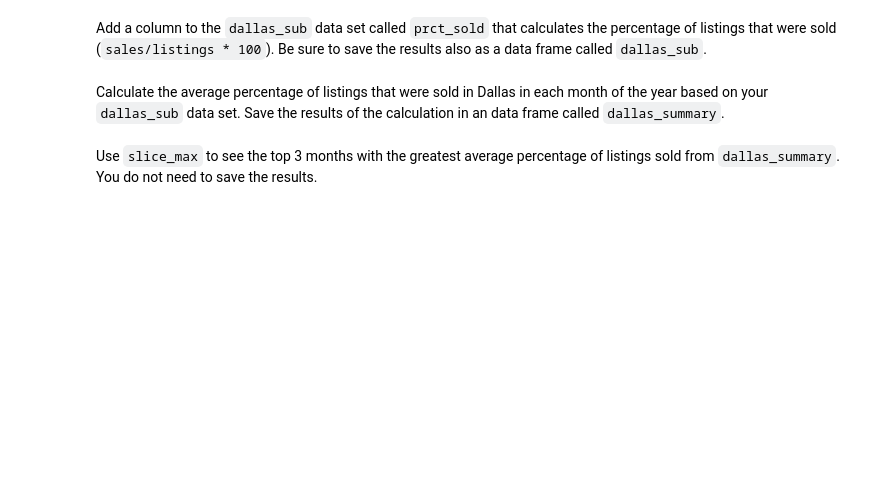
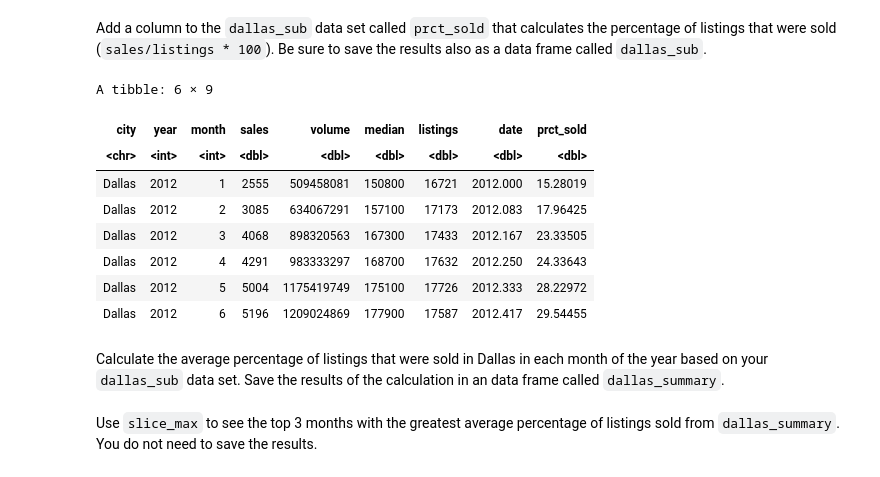
Before and after one commit to UNC-DATA-730/unit-2-assignment-zmoran73, a Jupyter notebook: assignment2.ipynb, the cells around one changed output. Cells and saved outputs as stored; diff of their text form; code cells hidden in the pictures; blank space fills up the shorter version.

```diff
--- a/assignment2.ipynb
+++ b/assignment2.ipynb
@@ -50,2 +124,5 @@ First we are going to bring in a data set to practice with called `txhousing`. Y
 # %% [markdown]
 Write a code chunk to remove the inventory variable. Save the results in a data frame called `txhousing`. Use `glimpse` or `head` to confirm you have removed the variable.
+# %%
+txhousing <- txhousing %>%
+  select(-inventory)
@@ -52,2 +142,5 @@ Write a code chunk to remove the inventory variable. Save the results in a data
 # %% [markdown]
 Make a data set called `dallas_sub` that includes data only from the city of Dallas in 2012 & 2013.
+# %%
+dallas_sub <- txhousing %>%
+    filter(city == 'Dallas', year == 2012 | year == 2013)
@@ -54,4 +159,18 @@ Make a data set called `dallas_sub` that includes data only from the city of Dal
 # %% [markdown]
 Add a column to the `dallas_sub` data set called `prct_sold` that calculates the percentage of listings that were sold (`sales/listings * 100`). Be sure to save the results also as a data frame called `dallas_sub`.
+# %%
+dallas_sub$prct_sold <- (dallas_sub$sales / dallas_sub$listings)*100
+# %%
+dallas_sub |> head()
+# %% [output]
+A tibble: 6 × 9
+| city | year | month | sales | volume | median | listings | date | prct_sold |
+| <chr> | <int> | <int> | <dbl> | <dbl> | <dbl> | <dbl> | <dbl> | <dbl> |
+| Dallas | 2012 | 1 | 2555 | 509458081 | 150800 | 16721 | 2012.000 | 15.28019 |
+| Dallas | 2012 | 2 | 3085 | 634067291 | 157100 | 17173 | 2012.083 | 17.96425 |
+| Dallas | 2012 | 3 | 4068 | 898320563 | 167300 | 17433 | 2012.167 | 23.33505 |
+| Dallas | 2012 | 4 | 4291 | 983333297 | 168700 | 17632 | 2012.250 | 24.33643 |
+| Dallas | 2012 | 5 | 5004 | 1175419749 | 175100 | 17726 | 2012.333 | 28.22972 |
+| Dallas | 2012 | 6 | 5196 | 1209024869 | 177900 | 17587 | 2012.417 | 29.54455 |
 # %% [markdown]
 Calculate the average percentage of listings that were sold in Dallas in each month of the year based on your `dallas_sub` data set. Save the results of the calculation in an data frame called `dallas_summary`.
```
Also changed, not shown: parts of 14 cells of this notebook.
